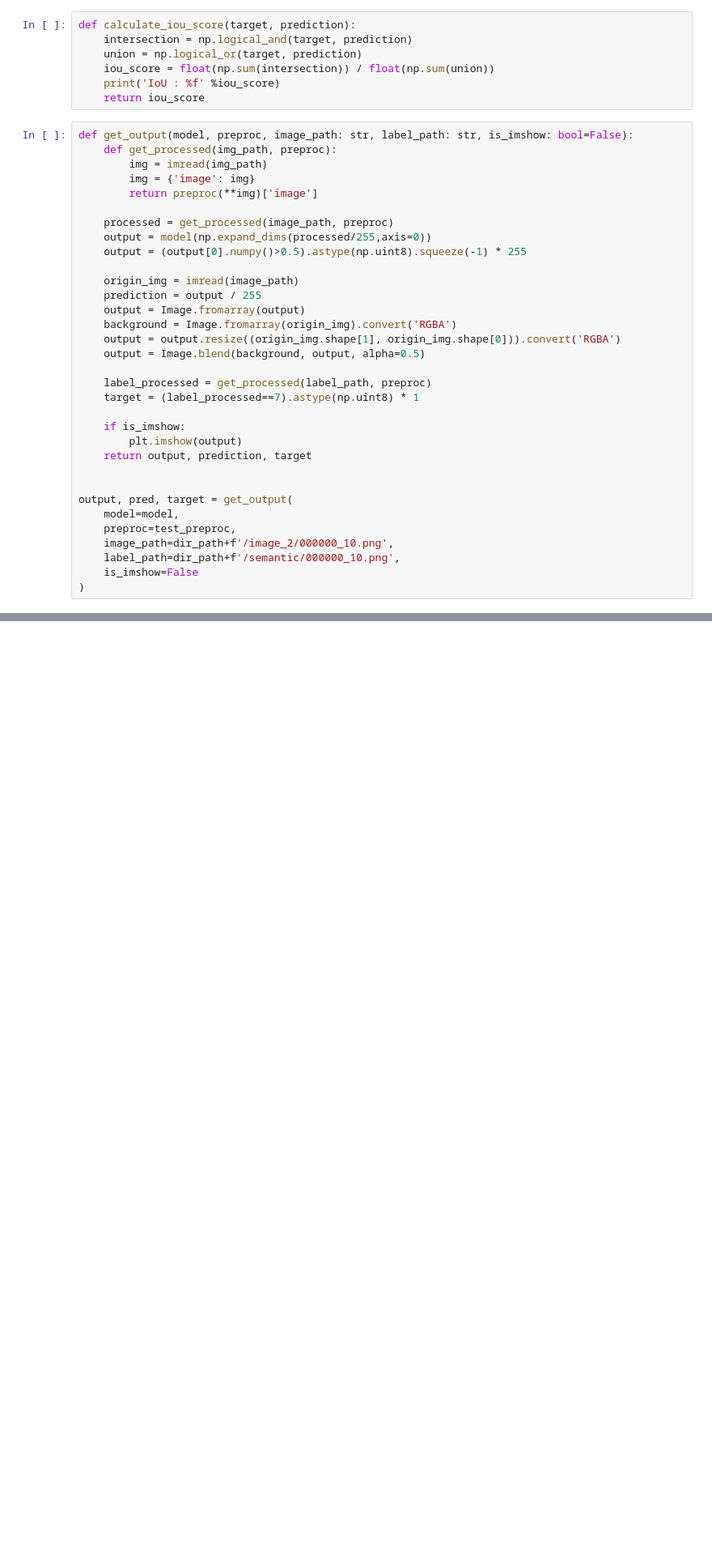
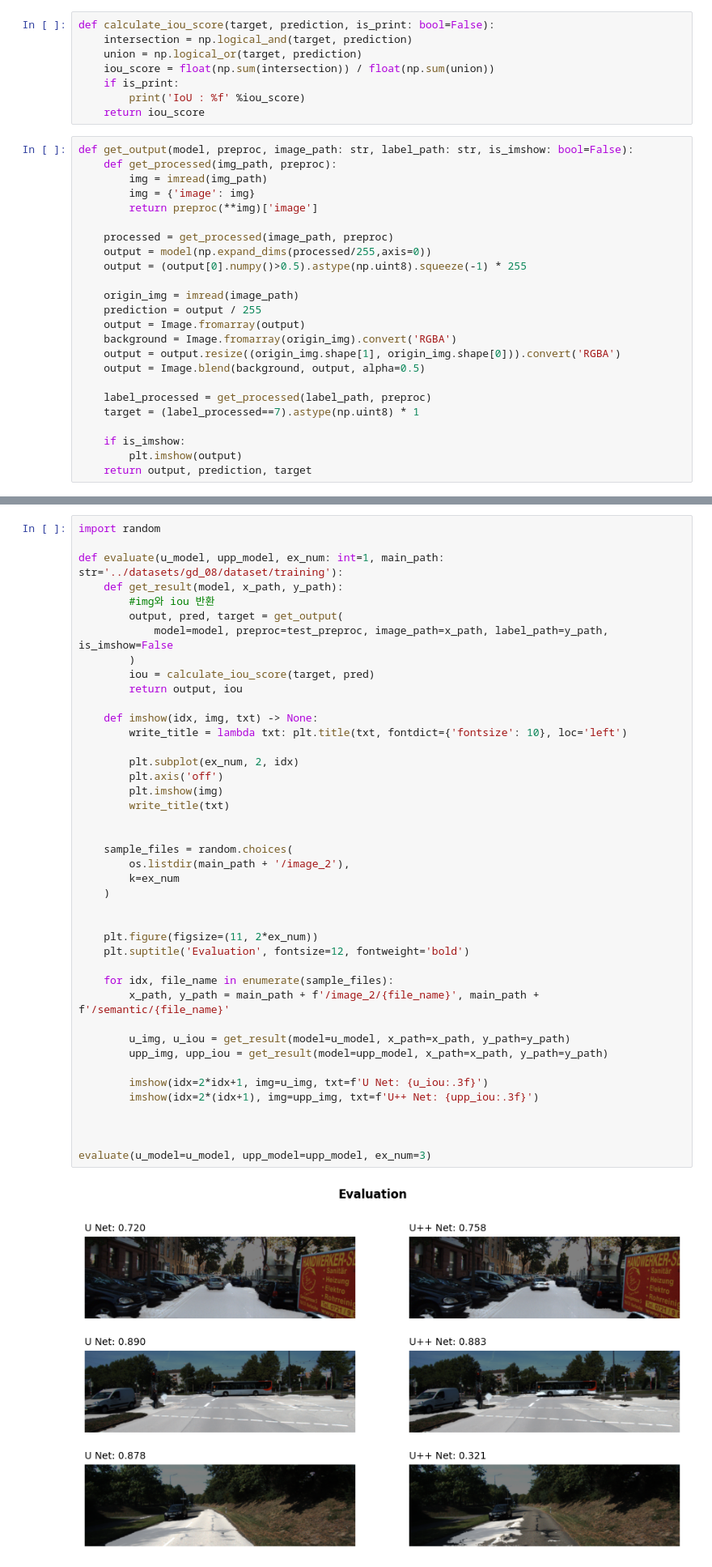
Before and after one commit to YAGI0423/aiffel_going_deeper_cv, a Jupyter notebook: going_deeper_08/GD08_v1_1.ipynb, the cells around one changed output, grey strips where cells are left out. Shown at 81% size. Cells and saved outputs as stored; diff of their text form; blank space fills up the shorter version.

```diff
--- a/going_deeper_08/GD08_v1_1.ipynb
+++ b/going_deeper_08/GD08_v1_1.ipynb
@@ -544,9 +560,10 @@ Epoch 100/100
 # %%
-def calculate_iou_score(target, prediction):
+def calculate_iou_score(target, prediction, is_print: bool=False):
     intersection = np.logical_and(target, prediction)
     union = np.logical_or(target, prediction)
     iou_score = float(np.sum(intersection)) / float(np.sum(union))
-    print('IoU : %f' %iou_score)
+    if is_print:
+        print('IoU : %f' %iou_score)
     return iou_score
 # %%
 def get_output(model, preproc, image_path: str, label_path: str, is_imshow: bool=False):
@@ -572,12 +589,3 @@ def get_output(model, preproc, image_path: str, label_path: str, is_imshow: bool
     if is_imshow:
         plt.imshow(output)
     return output, prediction, target
-
-
-output, pred, target = get_output(
-    model=model,
-    preproc=test_preproc,
-    image_path=dir_path+f'/image_2/000000_10.png',
-    label_path=dir_path+f'/semantic/000000_10.png',
-    is_imshow=False
-)
@@ -594,3 +592,47 @@ plt.imshow(output)
+# %%
+import random
+
+def evaluate(u_model, upp_model, ex_num: int=1, main_path: str='../datasets/gd_08/dataset/training'):
+    def get_result(model, x_path, y_path):
+        #img와 iou 반환
+        output, pred, target = get_output(
+            model=model, preproc=test_preproc, image_path=x_path, label_path=y_path, is_imshow=False
+        )
+        iou = calculate_iou_score(target, pred)
+        return output, iou
+
+    def imshow(idx, img, txt) -> None:
+        write_title = lambda txt: plt.title(txt, fontdict={'fontsize': 10}, loc='left')
+
+        plt.subplot(ex_num, 2, idx)
+        plt.axis('off')
+        plt.imshow(img)
+        write_title(txt)
+
+
+    sample_files = random.choices(
+        os.listdir(main_path + '/image_2'),
+        k=ex_num
+    )
+
+
+    plt.figure(figsize=(11, 2*ex_num))
+    plt.suptitle('Evaluation', fontsize=12, fontweight='bold')
+
+    for idx, file_name in enumerate(sample_files):
+        x_path, y_path = main_path + f'/image_2/{file_name}', main_path + f'/semantic/{file_name}'
+
+        u_img, u_iou = get_result(model=u_model, x_path=x_path, y_path=y_path)
+        upp_img, upp_iou = get_result(model=upp_model, x_path=x_path, y_path=y_path)
+
+        imshow(idx=2*idx+1, img=u_img, txt=f'U Net: {u_iou:.3f}')
+        imshow(idx=2*(idx+1), img=upp_img, txt=f'U++ Net: {upp_iou:.3f}')
+
+
+
+evaluate(u_model=u_model, upp_model=upp_model, ex_num=3)
+# %% [output]
+[figure, added]
 # %% [markdown]
 #### 모델 생성 함수 정의
 ***
```
Also changed, not shown: parts of 6 cells of this notebook.
